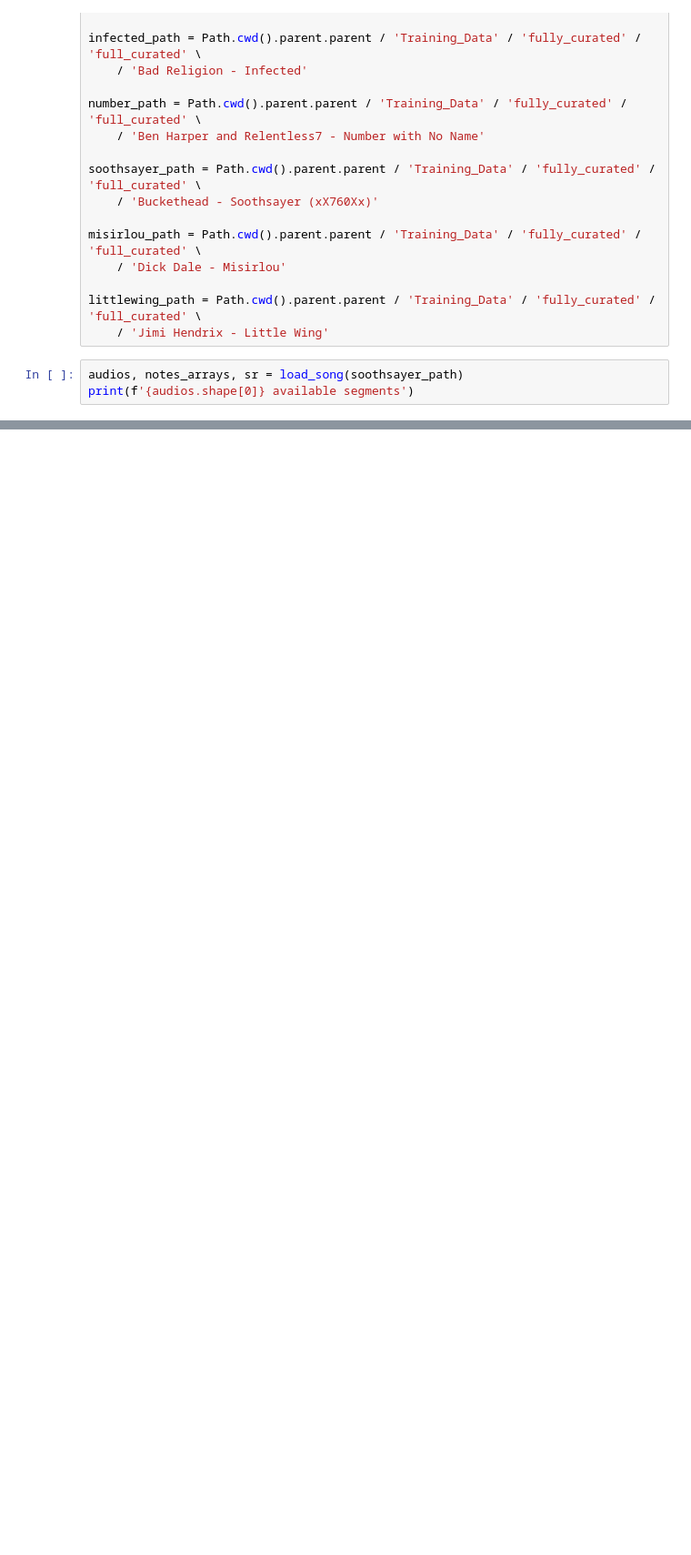
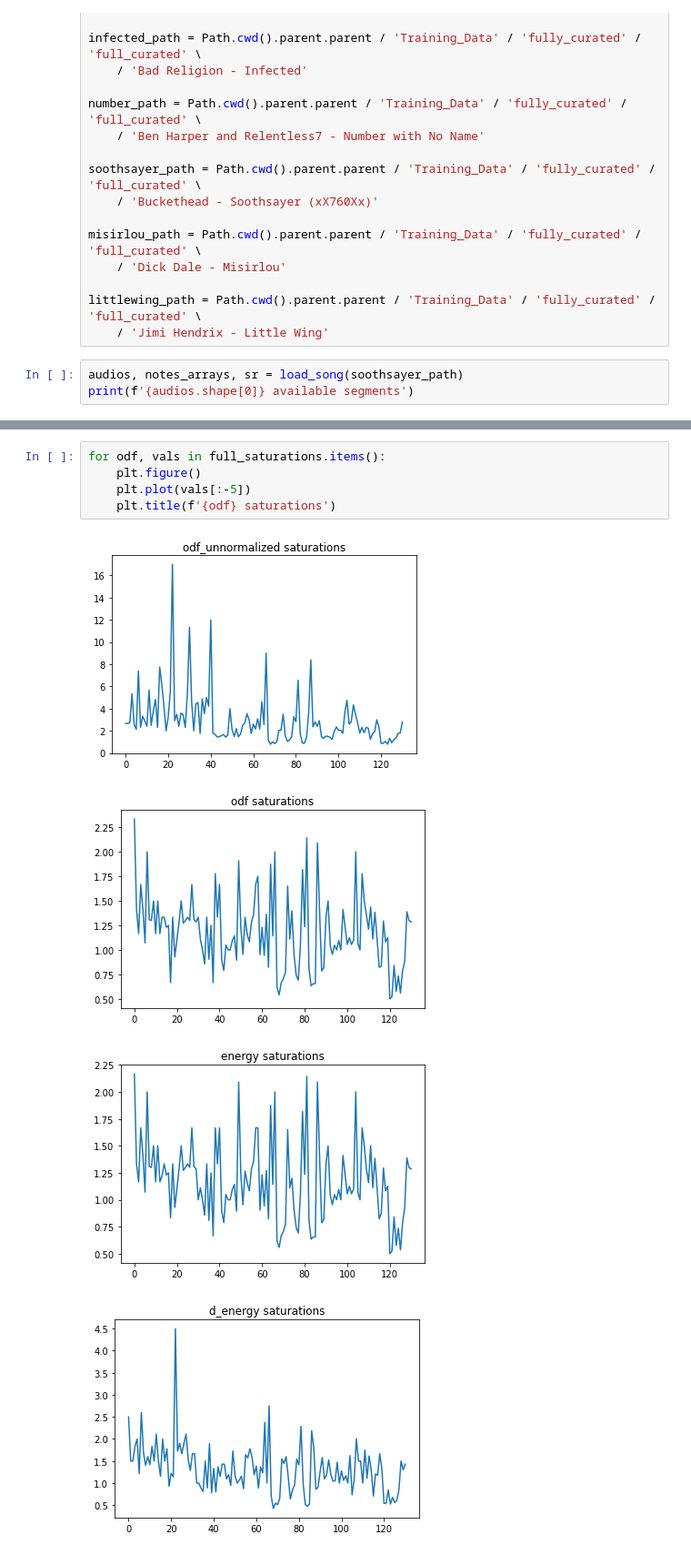
Before and after one commit to elliottwaissbluth/tensor-hero, a Jupyter notebook: Prototyping/onset_reformulation/exploration.ipynb, the cells around one changed output, grey strips where cells are left out. Shown at 91% size. Cells and saved outputs as stored; diff of their text form; blank space fills up the shorter version.

```diff
--- a/Prototyping/onset_reformulation/exploration.ipynb
+++ b/Prototyping/onset_reformulation/exploration.ipynb
@@ -484,0 +523,10 @@ fig, summary_statistics = analyze_audio_onsets(audio=audios[100], sr=sr,
+# %%
+for odf, vals in full_saturations.items():
+    plt.figure()
+    plt.plot(vals[:-5])
+    plt.title(f'{odf} saturations')
+# %% [output]
+[figure, added]
+[figure, added]
+[figure, added]
+[figure, added]
```
Also changed, not shown: parts of 5 cells of this notebook.
